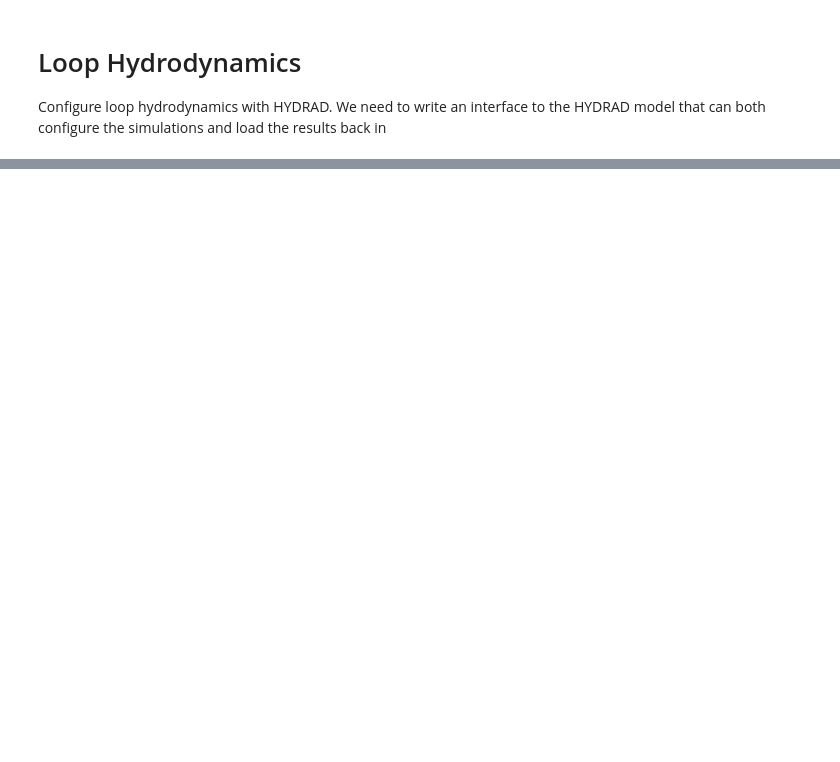
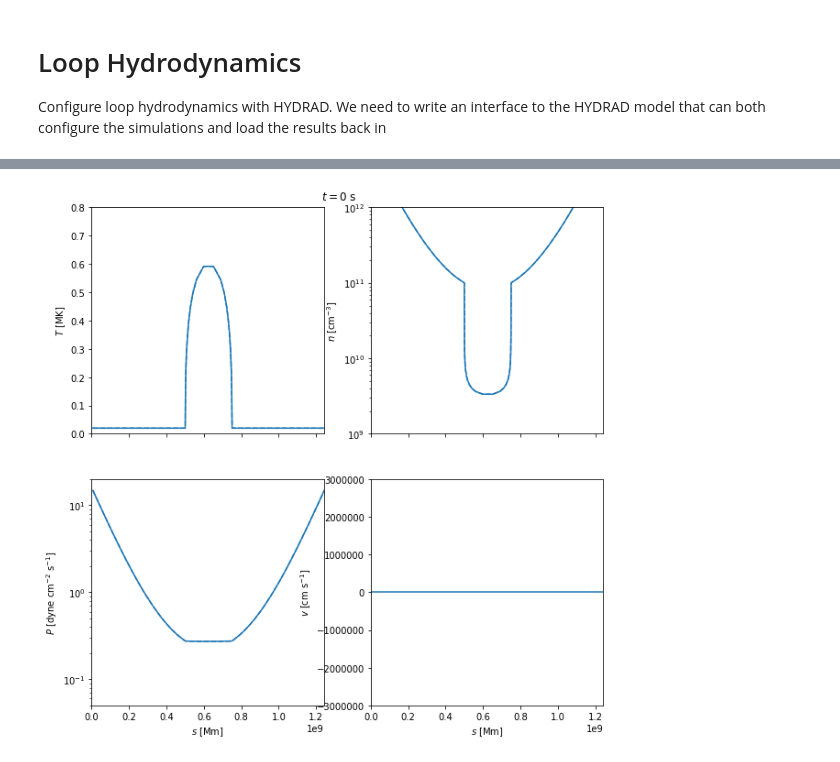
Before and after one commit to wtbarnes/hi_c_simulation, a Jupyter notebook: loop_hydrodynamics.ipynb, the cells around one changed output, grey strips where cells are left out. Saved outputs shown, nothing was run; the diff lists cells and outputs as text; code cells hidden in the pictures; blank space fills up the shorter version.

```diff
--- a/loop_hydrodynamics.ipynb
+++ b/loop_hydrodynamics.ipynb
@@ -285,0 +127,5 @@ t.shape[0]//2
+# %%
+anim = animate_strand(s,start=0,stop=1000,step=2,limits={'velocity':(-3e6,3e6),'temperature':(0,0.8),
+                                                         'density':(1e9,1e12),'pressure':(0.05,20)}, interval=20)
+# %% [output]
+[figure, added]
```
Also changed, not shown: parts of 44 cells of this notebook.
